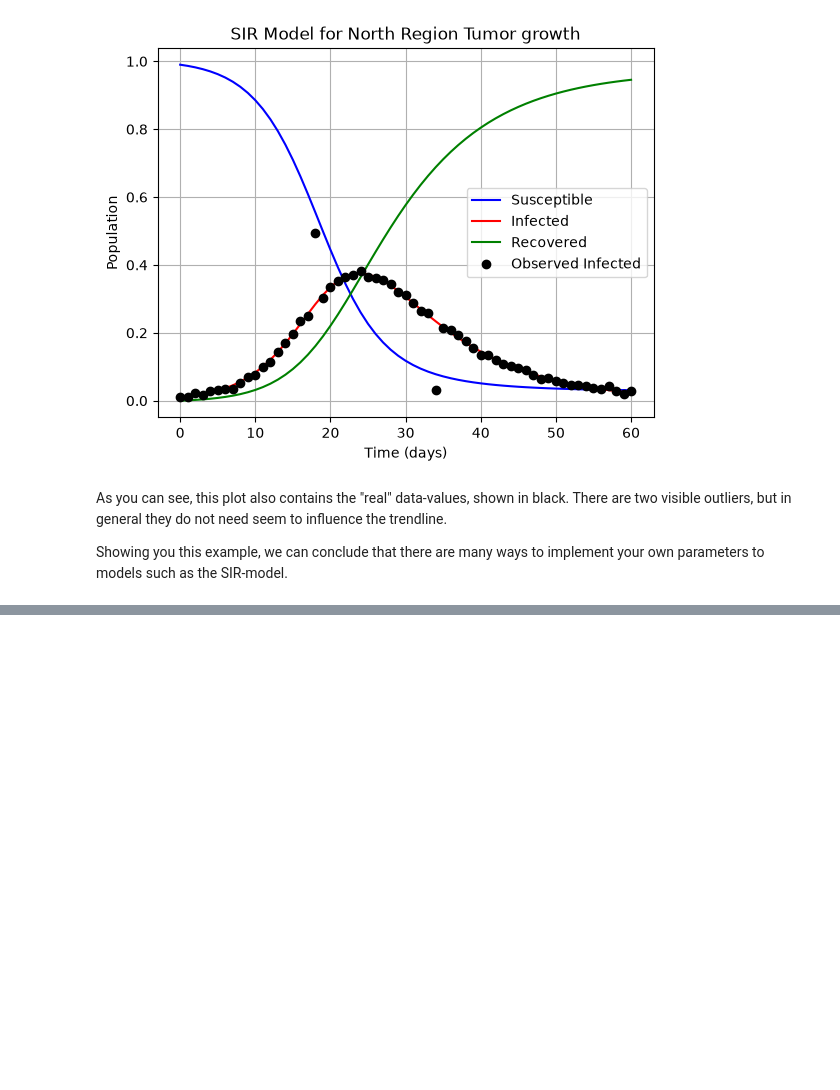
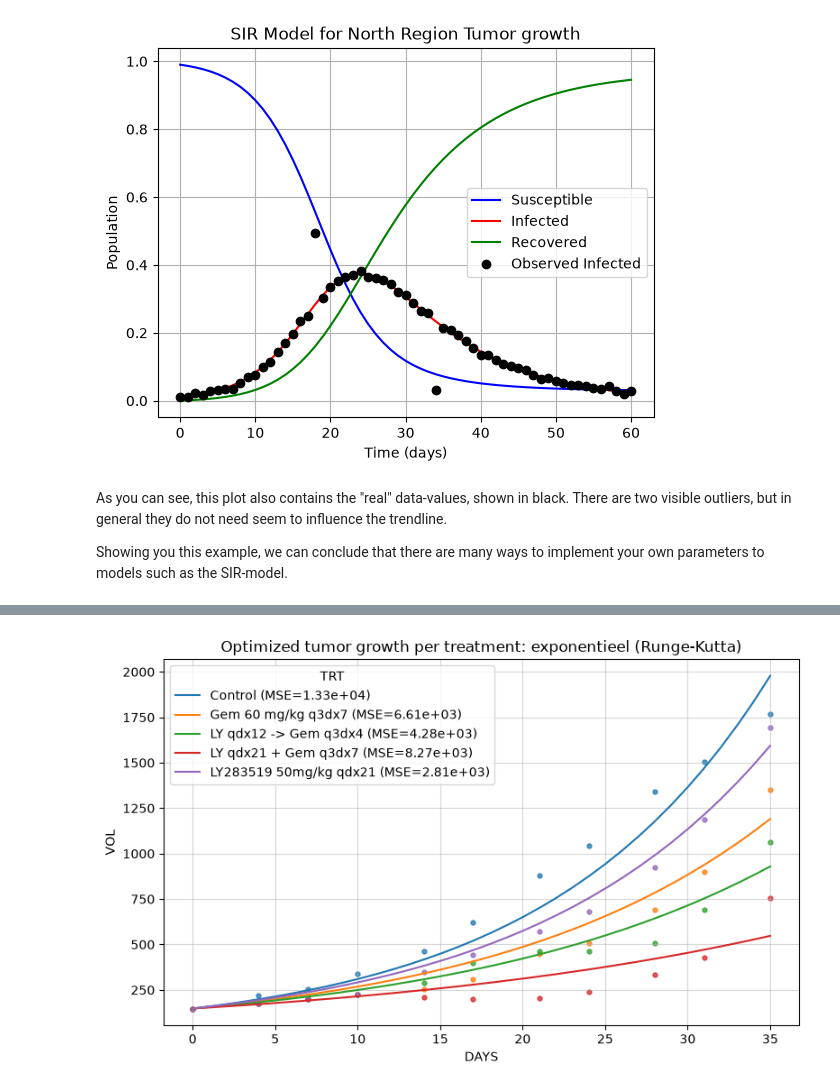
Before and after one commit to emielbosma/case1_modelleren, a Jupyter notebook: usecase_1_3.ipynb, the cells around one changed output, grey strips where cells are left out. Drawn from its saved outputs; the diff is of its cells as text; code cells hidden in the pictures; blank space fills up the shorter version.

```diff
--- a/usecase_1_3.ipynb
+++ b/usecase_1_3.ipynb
@@ -64,0 +78,10 @@ Showing you this example, we can conclude that there are many ways to implement
+# %%
+import pandas as pd
+import matplotlib.pyplot as plt
+import main
+import importlib
+
+importlib.reload(main) # reloads the main.py to ensure the latest version is used
+
+data = pd.read_csv('generated_data/peerj-07-6983-s001.csv') # Reference can be found in the README.
+dm = main.DynamicModelling(data) # Initializing the model
@@ -64,0 +96,11 @@ Showing you this example, we can conclude that there are many ways to implement
+# %%
+results = dm.optimization(
+    model="exponentieel",
+    method="Runge-Kutta",
+    groupby="TRT",
+    ground="DAYS",
+    references=["VOL"],
+    plot=True
+)
+# %% [output]
+[figure, added]
```
Also changed, not shown: parts of 4 cells of this notebook, 1 other file.
